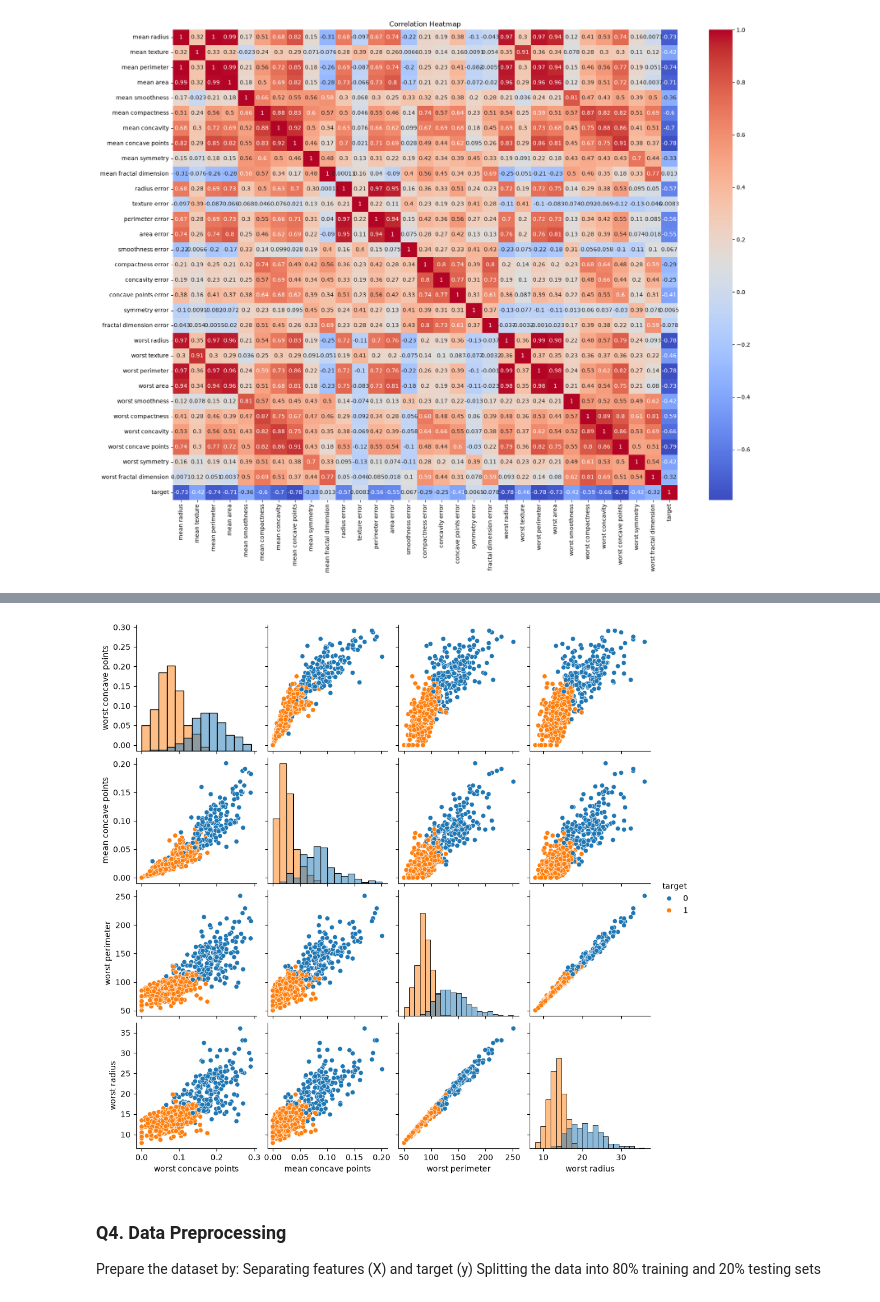
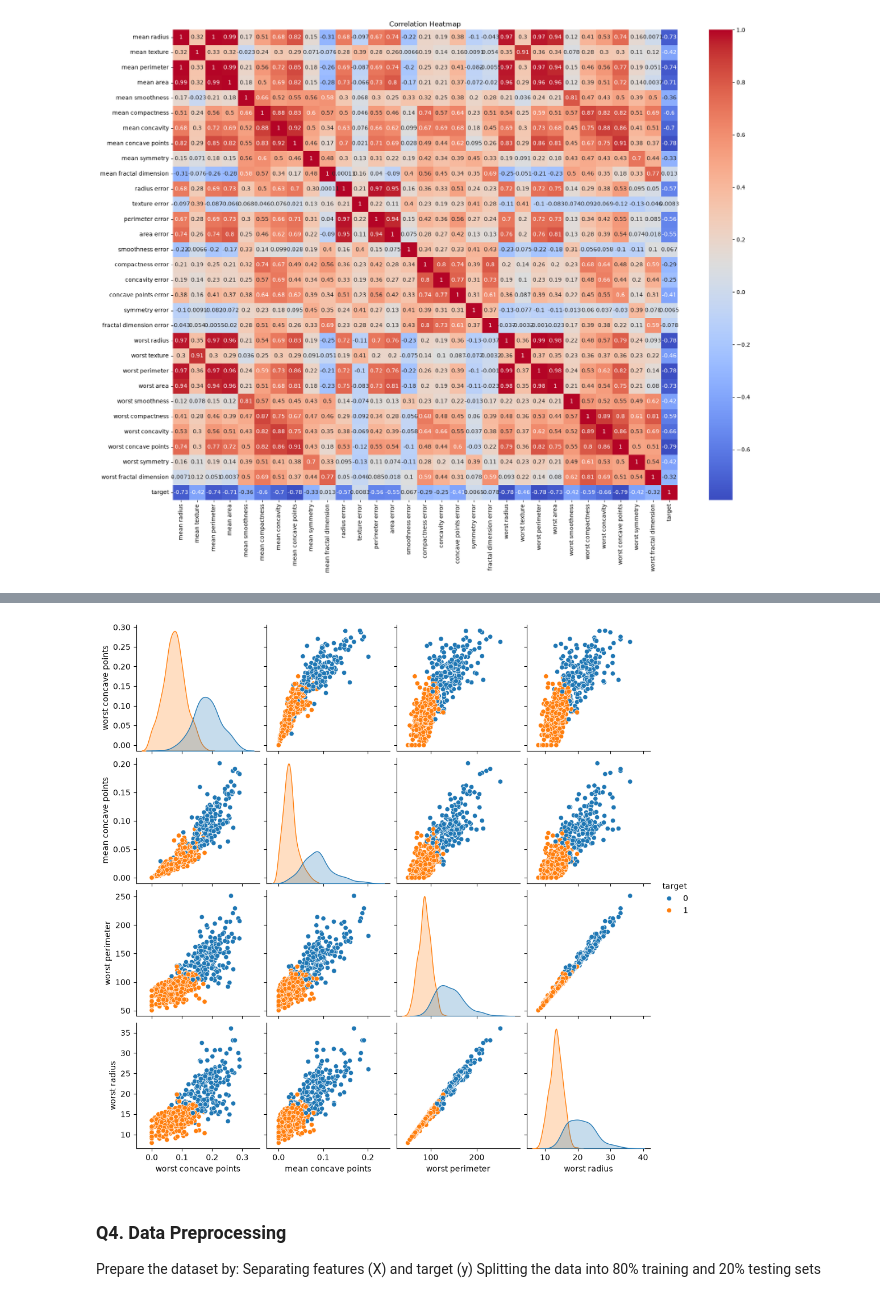
Before and after one commit to sakshichaudhari30/Machine-Learning-1633, a Jupyter notebook: Logistic Regression/Breast Cancer Wisconsin Dataset.ipynb, the cells around one changed output, grey strips where cells are left out. Drawn from its saved outputs; the diff is of its cells as text; code cells hidden in the pictures.

```diff
--- a/Logistic Regression/Breast Cancer Wisconsin Dataset.ipynb
+++ b/Logistic Regression/Breast Cancer Wisconsin Dataset.ipynb
@@ -226,22 +233,22 @@ NameError: name 'df_plot' is not defined
 # %%
 # Pair plot
+import matplotlib.pyplot as plt
+import seaborn as sns
 
 features = [
     "worst concave points",
     "mean concave points",
     "worst perimeter",
     "worst radius"
 ]
 
-sns.pairplot(
-    df_plot,
-    vars=features,
-    hue="target",
-    diag_kind="hist"
-)
+plot_df = df_x[features].copy()
+plot_df["target"] = y
+sns.pairplot(plot_df, hue="target")
+
 plt.show()
 # %% [output]
-[figure, old version]
+[figure, new version]
 # %% [markdown]
 ### Q4. Data Preprocessing
 Prepare the dataset by:
```
Also changed, not shown: parts of 42 cells of this notebook.
